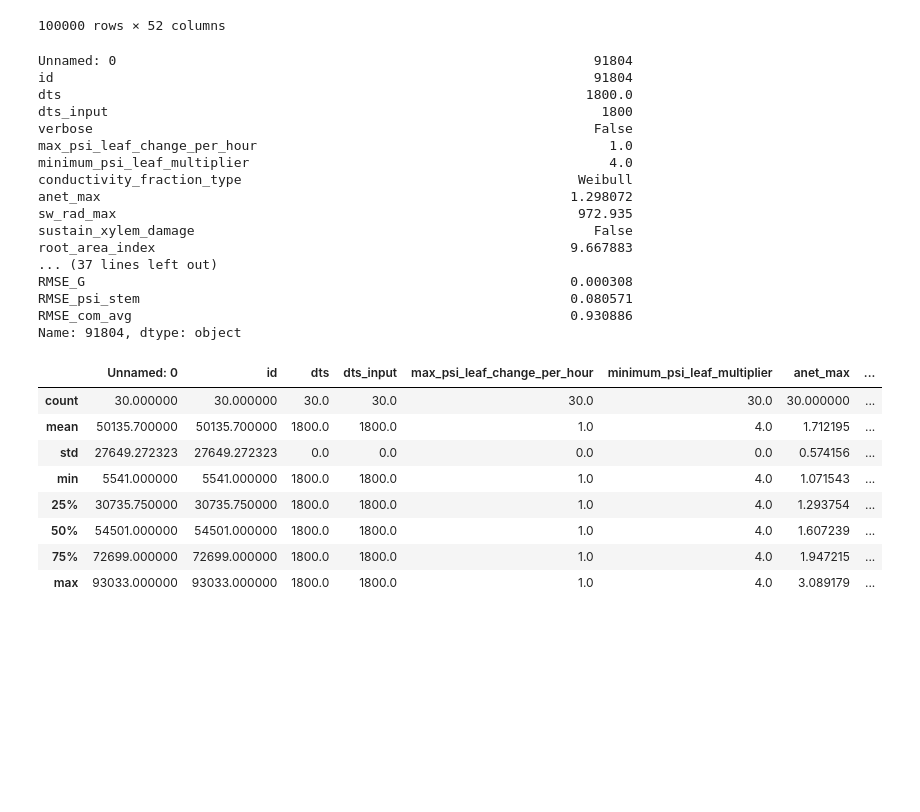
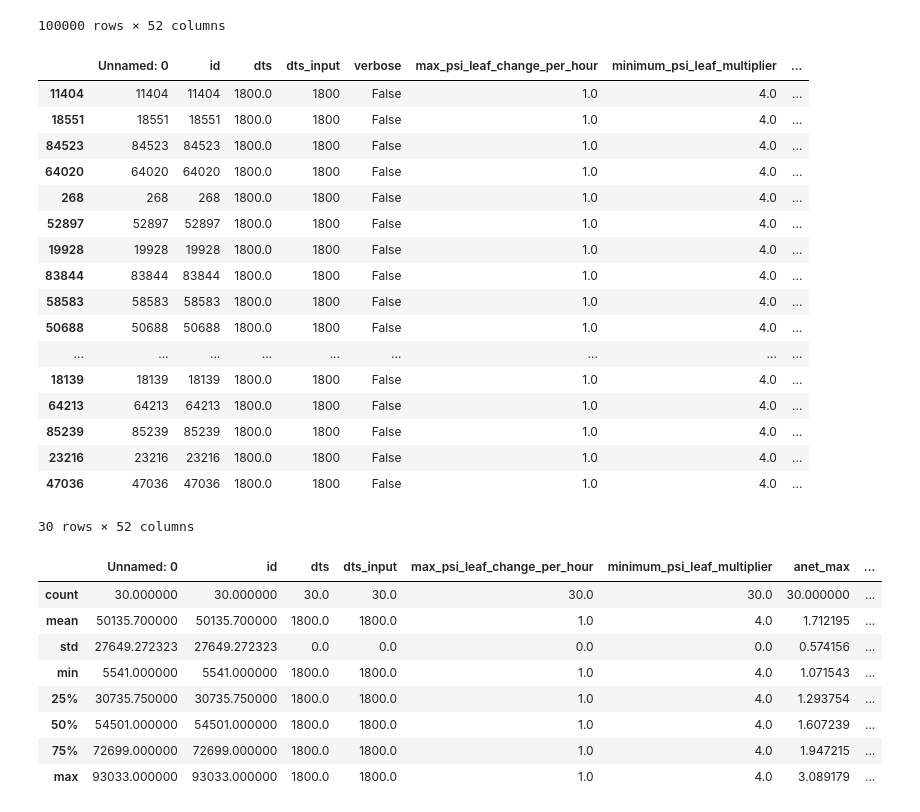
Before and after one commit to PhillipPapastefanou/SimPHony, a Jupyter notebook: py/analysis/Hainich/SimpleAnalysis_appl.ipynb, the cells around one changed output. Saved outputs shown, nothing was run; the diff lists cells and outputs as text; code cells hidden in the pictures; blank space fills up the shorter version.

```diff
--- a/py/analysis/Hainich/SimpleAnalysis_appl.ipynb
+++ b/py/analysis/Hainich/SimpleAnalysis_appl.ipynb
@@ -167,23 +171,24 @@ df_best_J.to_csv(f"{input_path}/parameters_best_J.csv")
 df_best_both = df_d.sort_values(by='RMSE_com_avg').iloc[0:30]
 df_best_both.to_csv(f"{input_path}/parameters_best_both.csv")
 # %%
-df_best_both.iloc[5]
+df_best_both
 # %% [output]
+|  | Unnamed: 0 | id | dts | dts_input | verbose | max_psi_leaf_change_per_hour | minimum_psi_leaf_multiplier | ... |
+| 11404 | 11404 | 11404 | 1800.0 | 1800 | False | 1.0 | 4.0 | ... |
+| 18551 | 18551 | 18551 | 1800.0 | 1800 | False | 1.0 | 4.0 | ... |
+| 84523 | 84523 | 84523 | 1800.0 | 1800 | False | 1.0 | 4.0 | ... |
+| 64020 | 64020 | 64020 | 1800.0 | 1800 | False | 1.0 | 4.0 | ... |
+| 268 | 268 | 268 | 1800.0 | 1800 | False | 1.0 | 4.0 | ... |
+| 52897 | 52897 | 52897 | 1800.0 | 1800 | False | 1.0 | 4.0 | ... |
+| 19928 | 19928 | 19928 | 1800.0 | 1800 | False | 1.0 | 4.0 | ... |
+| 83844 | 83844 | 83844 | 1800.0 | 1800 | False | 1.0 | 4.0 | ... |
+| 58583 | 58583 | 58583 | 1800.0 | 1800 | False | 1.0 | 4.0 | ... |
+| 50688 | 50688 | 50688 | 1800.0 | 1800 | False | 1.0 | 4.0 | ... |
+| ... | ... | ... | ... | ... | ... | ... | ... | ... |
+| 18139 | 18139 | 18139 | 1800.0 | 1800 | False | 1.0 | 4.0 | ... |
+| 64213 | 64213 | 64213 | 1800.0 | 1800 | False | 1.0 | 4.0 | ... |
+| 85239 | 85239 | 85239 | 1800.0 | 1800 | False | 1.0 | 4.0 | ... |
+| 23216 | 23216 | 23216 | 1800.0 | 1800 | False | 1.0 | 4.0 | ... |
+| 47036 | 47036 | 47036 | 1800.0 | 1800 | False | 1.0 | 4.0 | ... |
-Unnamed: 0                                                             91804
-id                                                                     91804
-dts                                                                   1800.0
-dts_input                                                               1800
-verbose                                                                False
-max_psi_leaf_change_per_hour                                             1.0
-minimum_psi_leaf_multiplier                                              4.0
-conductivity_fraction_type                                           Weibull
-anet_max                                                            1.298072
-sw_rad_max                                                           972.935
-sustain_xylem_damage                                                   False
-root_area_index                                                     9.667883
-... (37 lines left out)
-RMSE_G                                                              0.000308
-RMSE_psi_stem                                                       0.080571
-RMSE_com_avg                                                        0.930886
-Name: 91804, dtype: object
+30 rows × 52 columns
 # %%
```
Also changed, not shown: parts of 9 cells of this notebook, 9 other files.
